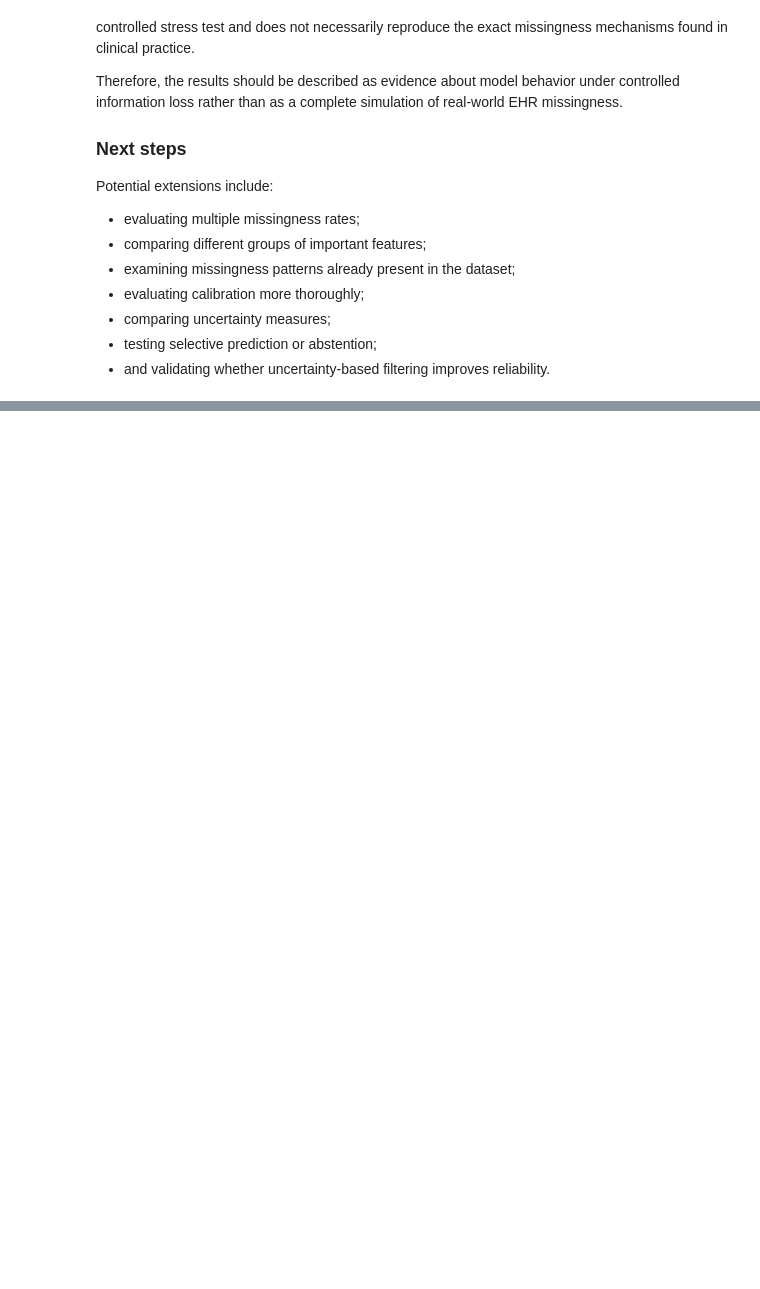
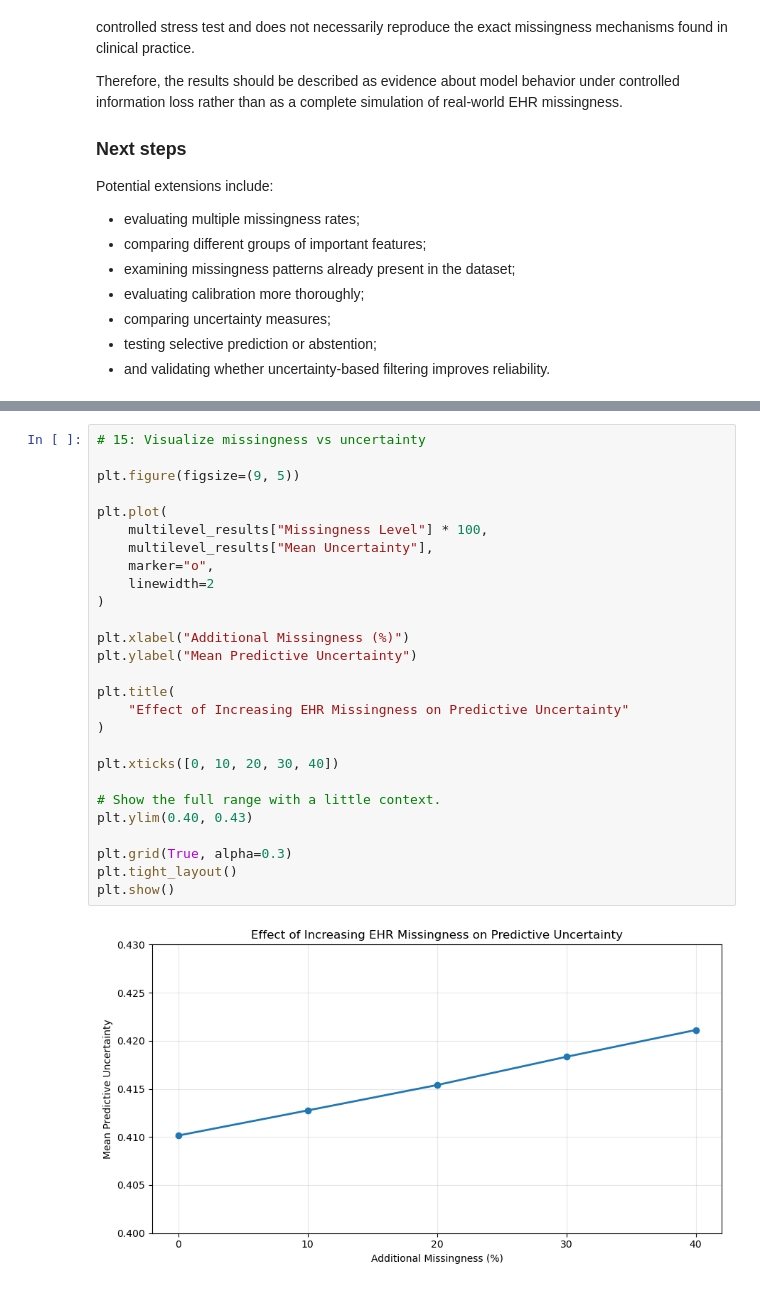
Before and after one commit to AnshulRaghu/ehr-uncertainty, a Jupyter notebook: notebooks/02_baseline_model.ipynb, the cells around one changed output, grey strips where cells are left out. Cells and saved outputs as stored; diff of their text form; blank space fills up the shorter version.

```diff
--- a/notebooks/02_baseline_model.ipynb
+++ b/notebooks/02_baseline_model.ipynb
@@ -1866,0 +2024,29 @@ Potential extensions include:
+# %%
+# 15: Visualize missingness vs uncertainty
+
+plt.figure(figsize=(9, 5))
+
+plt.plot(
+    multilevel_results["Missingness Level"] * 100,
+    multilevel_results["Mean Uncertainty"],
+    marker="o",
+    linewidth=2
+)
+
+plt.xlabel("Additional Missingness (%)")
+plt.ylabel("Mean Predictive Uncertainty")
+
+plt.title(
+    "Effect of Increasing EHR Missingness on Predictive Uncertainty"
+)
+
+plt.xticks([0, 10, 20, 30, 40])
+
+# Show the full range with a little context.
+plt.ylim(0.40, 0.43)
+
+plt.grid(True, alpha=0.3)
+plt.tight_layout()
+plt.show()
+# %% [output]
+[figure, added]
```
Also changed, not shown: parts of 19 cells of this notebook, 1 other file.
